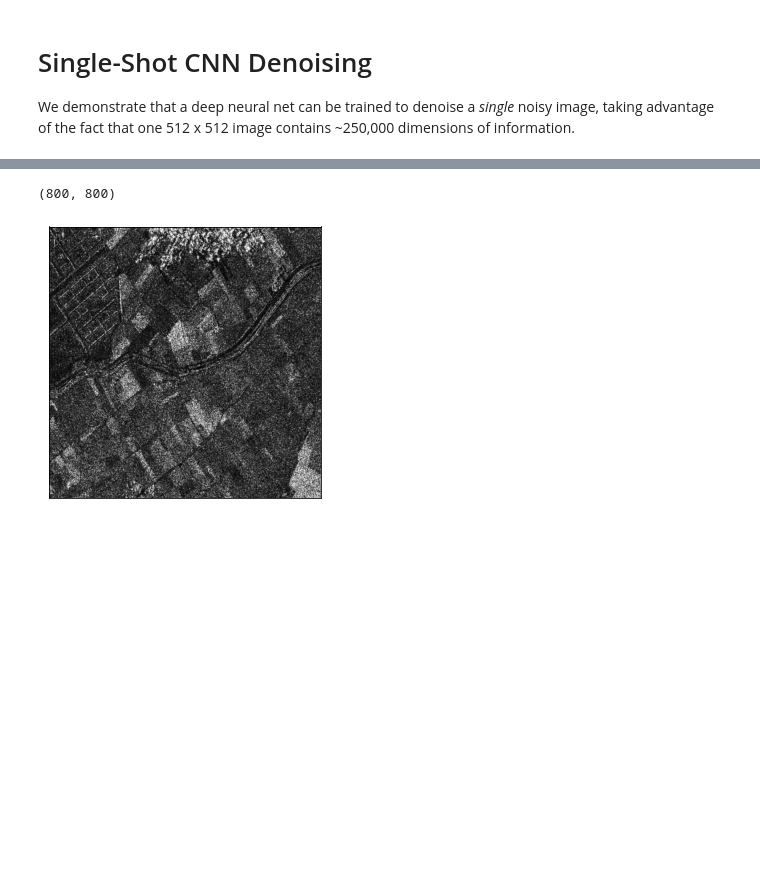
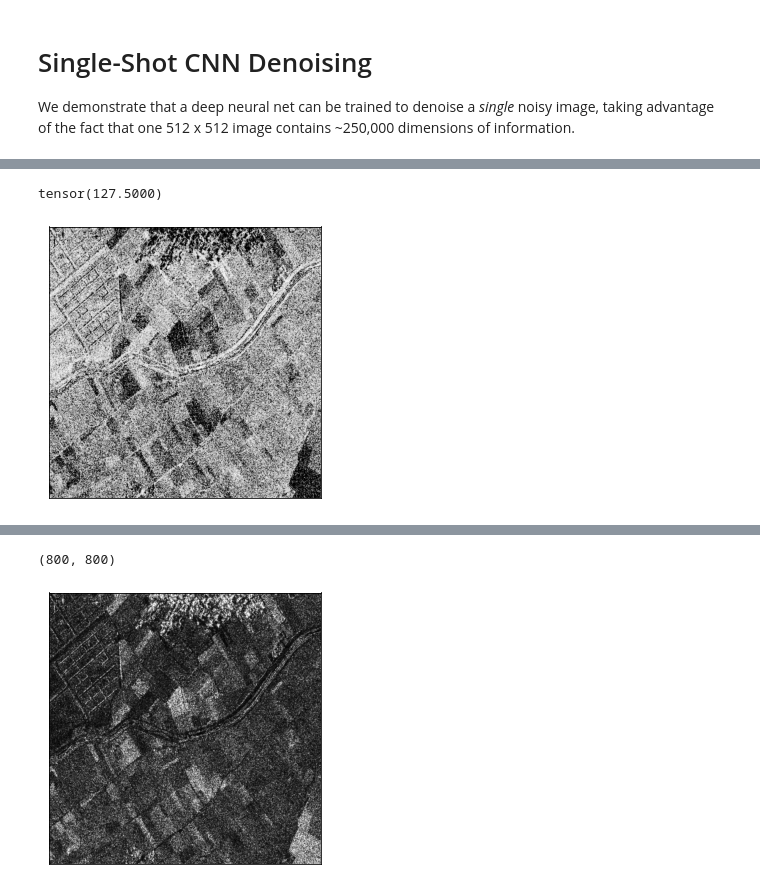
Before and after one commit to chodonghee-hub/Self-Supervised-Learning_SAR-Denoising, a Jupyter notebook: notebooks/Single-Shot Denoising2.ipynb, the cells around one changed output, grey strips where cells are left out. Cells and saved outputs as stored; diff of their text form; code cells hidden in the pictures; blank space fills up the shorter version.

```diff
--- a/notebooks/Single-Shot Denoising2.ipynb
+++ b/notebooks/Single-Shot Denoising2.ipynb
@@ -57,0 +166,3 @@ print(img_cv_gray.shape)
+# %%
+temp_dark = fFlag255 - img_cv_gray
+print(temp_dark)
@@ -57,0 +183,5 @@ print(img_cv_gray.shape)
+# %%
+data = [127.5] * 800 * 800
+half_data = torch.Tensor(np.array(data))
+half_data = half_data.view([800, 800])
+print(half_data)
@@ -57,0 +235,4 @@ print(img_cv_gray.shape)
+# %%
+# minus_gaussian = temp_dark - random_data  ... ADGN
+minus_gaussian = temp_dark - half_data      # ... AHGN
+print(minus_gaussian)
@@ -57,0 +253,5 @@ print(img_cv_gray.shape)
+# %%
+minus_gaussian = np.array(minus_gaussian)
+minus_gaussian = np.where(minus_gaussian < 0, 0, minus_gaussian)
+minus_gaussian = torch.Tensor(minus_gaussian)
+print(minus_gaussian)
@@ -57,0 +266,8 @@ print(img_cv_gray.shape)
+# %%
+torch.max(minus_gaussian)
+# %% [output]
+tensor(127.5000)
+# %%
+show(minus_gaussian)
+# %% [output]
+[figure, added]
```
Also changed, not shown: parts of 44 cells of this notebook, 20 other files.
